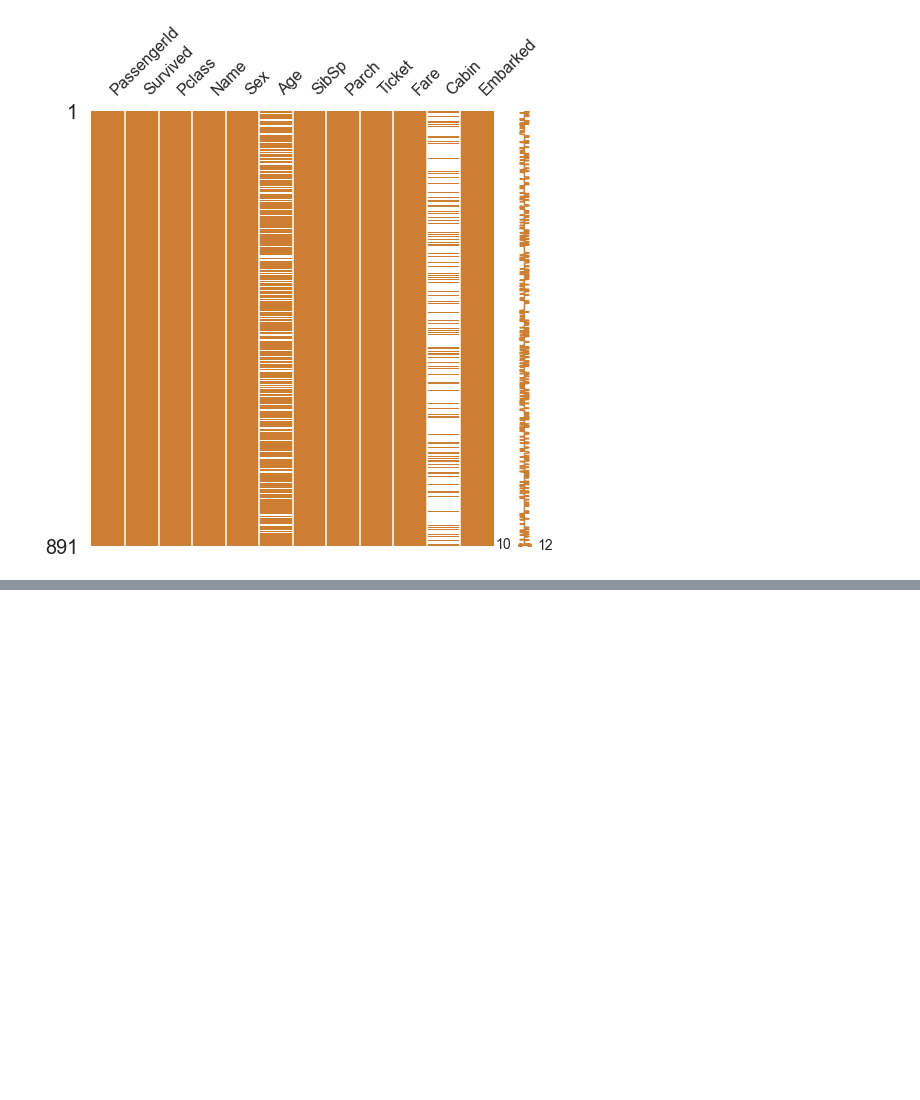
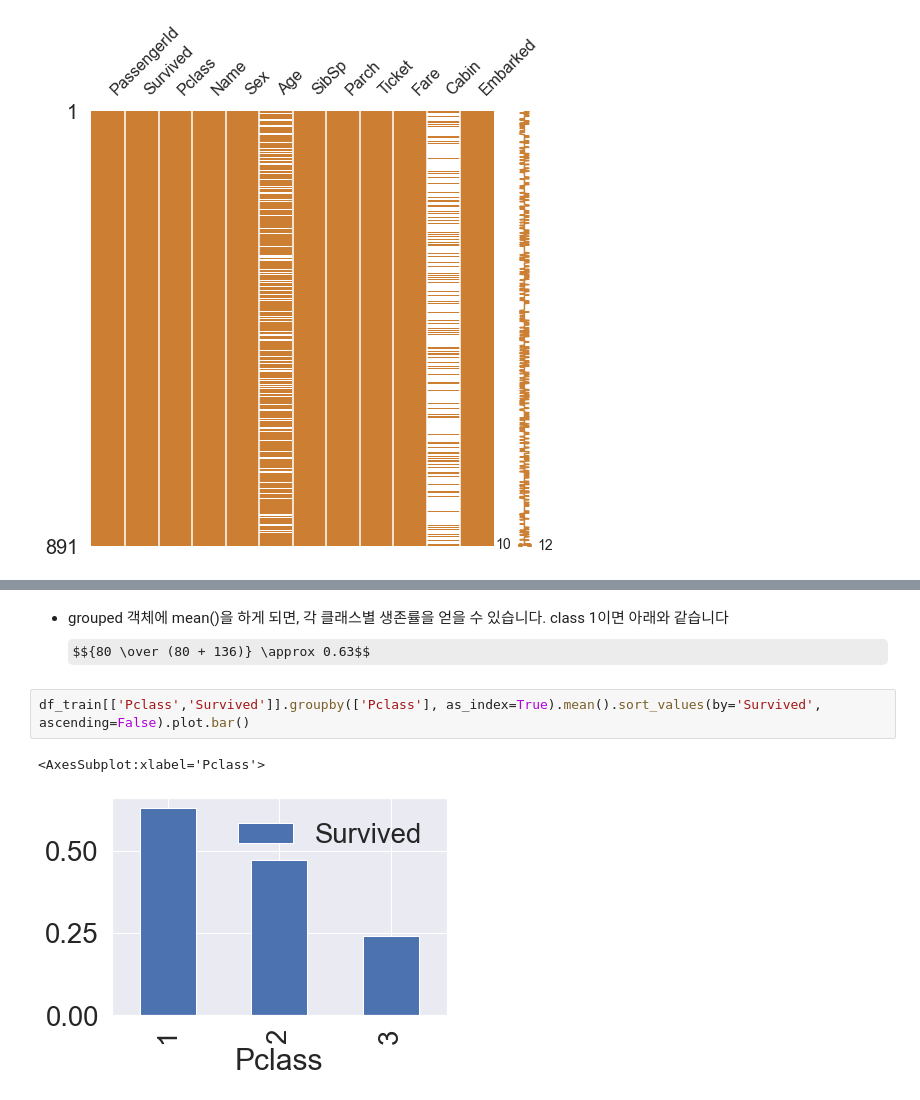
Before and after one commit to seongyeon1/kaggle_study, a Jupyter notebook: 1. titanic/titanic.ipynb, the cells around one changed output, grey strips where cells are left out. Cells and saved outputs as stored; diff of their text form; some formulas as TeX source; blank space fills up the shorter version.

```diff
--- a/1. titanic/titanic.ipynb
+++ b/1. titanic/titanic.ipynb
@@ -119,0 +180,8 @@ msno.matrix(df=df_train.iloc[:,:], figsize=(8,8), color=(0.8, 0.5, 0.2))
+# %% [markdown]
+- grouped 객체에 mean()을 하게 되면, 각 클래스별 생존률을 얻을 수 있습니다. class 1이면 아래와 같습니다
+$${80 \over (80 + 136)} \approx 0.63$$
+# %%
+df_train[['Pclass','Survived']].groupby(['Pclass'], as_index=True).mean().sort_values(by='Survived', ascending=False).plot.bar()
+# %% [output]
+<AxesSubplot:xlabel='Pclass'>
+[figure, added]
```
Also changed, not shown: parts of 117 cells of this notebook, 2 other files.
